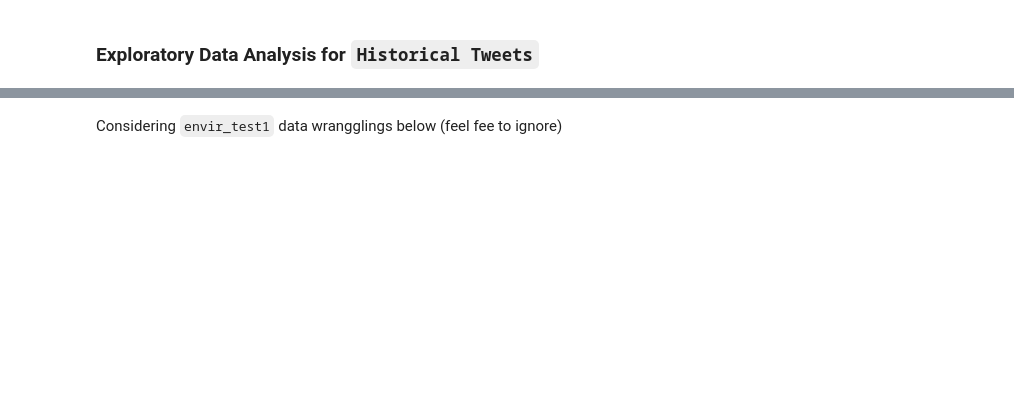
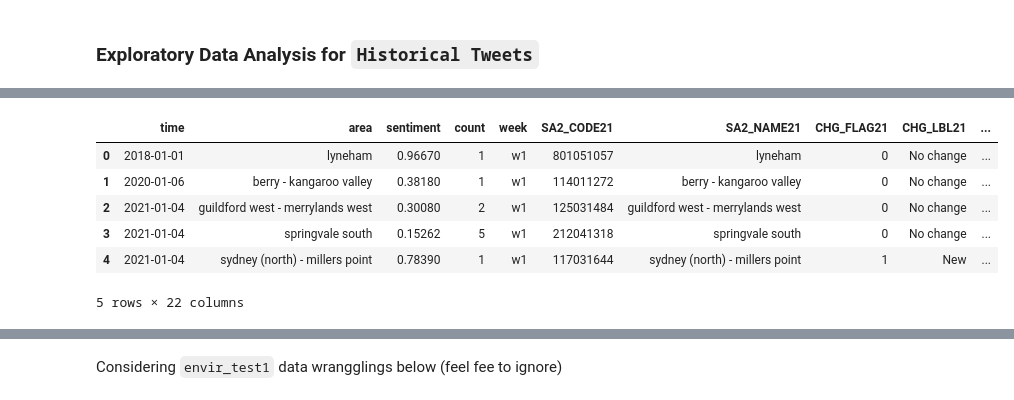
Before and after one commit to Kukaheadla/Cluster_and_Cloud_Dashboard, a Jupyter notebook: dash_components/historical_tweets_eda.ipynb, the cells around one changed output, grey strips where cells are left out. Saved outputs shown, nothing was run; the diff lists cells and outputs as text; code cells hidden in the pictures; blank space fills up the shorter version.

```diff
--- a/dash_components/historical_tweets_eda.ipynb
+++ b/dash_components/historical_tweets_eda.ipynb
@@ -83,0 +87,20 @@ topic_df.head()
+# %%
+sentiment_agg = db.view('sentiments/area_week_avg_compound', group_level=2, include_doc=True)
+sentiment_df = pd.DataFrame([row.key+row.value for row in sentiment_agg],
+                            columns=['time', 'area', 'sentiment', 'count'])
+
+# Remove NaN value
+sentiment_df['week'] = sentiment_df.apply(lambda x: x['time'].split('-')[0], axis=1)
+sentiment_df = sentiment_df[sentiment_df['week'] != 'wNaN']
+
+# Change string to datetime format
+sentiment_df['time'] = sentiment_df.apply(lambda row: datetime.strptime(row['time']+'-1', 'w%W-%Y-%w'), axis=1)
+
+# # Filter out only Melbourne and Sydney
+# sentiment_df = sentiment_df[(sentiment_df['area']== 'melbourne') | (sentiment_df['area'] == 'sydney')]
+
+#remove null_areas
+sentiment_df = sentiment_df[sentiment_df['area'] != 'zzzzzzzzz']
+
+print("topic_df Shape:", sentiment_df.shape)
+sentiment_df.head()
@@ -87,0 +127,13 @@ sa2_gdf.to_crs(pyproj.CRS.from_epsg(4283), inplace=True)
+# %%
+sa2_gdf_sent = sa2_gdf.copy()
+sentiment_geo_df = sentiment_df.merge(sa2_gdf_sent, left_on='area', right_on='SA2_NAME21', how='left')
+sentiment_gdf = gpd.GeoDataFrame(sentiment_geo_df, crs="EPSG:4283", geometry=sentiment_geo_df.geometry)
+sentiment_gdf.head()
+# %% [output]
+|  | time | area | sentiment | count | week | SA2_CODE21 | SA2_NAME21 | CHG_FLAG21 | CHG_LBL21 | ... |
+| 0 | 2018-01-01 | lyneham | 0.96670 | 1 | w1 | 801051057 | lyneham | 0 | No change | ... |
+| 1 | 2020-01-06 | berry - kangaroo valley | 0.38180 | 1 | w1 | 114011272 | berry - kangaroo valley | 0 | No change | ... |
+| 2 | 2021-01-04 | guildford west - merrylands west | 0.30080 | 2 | w1 | 125031484 | guildford west - merrylands west | 0 | No change | ... |
+| 3 | 2021-01-04 | springvale south | 0.15262 | 5 | w1 | 212041318 | springvale south | 0 | No change | ... |
+| 4 | 2021-01-04 | sydney (north) - millers point | 0.78390 | 1 | w1 | 117031644 | sydney (north) - millers point | 1 | New | ... |
+5 rows × 22 columns
```
Also changed, not shown: parts of 29 cells of this notebook, 2 other files.
